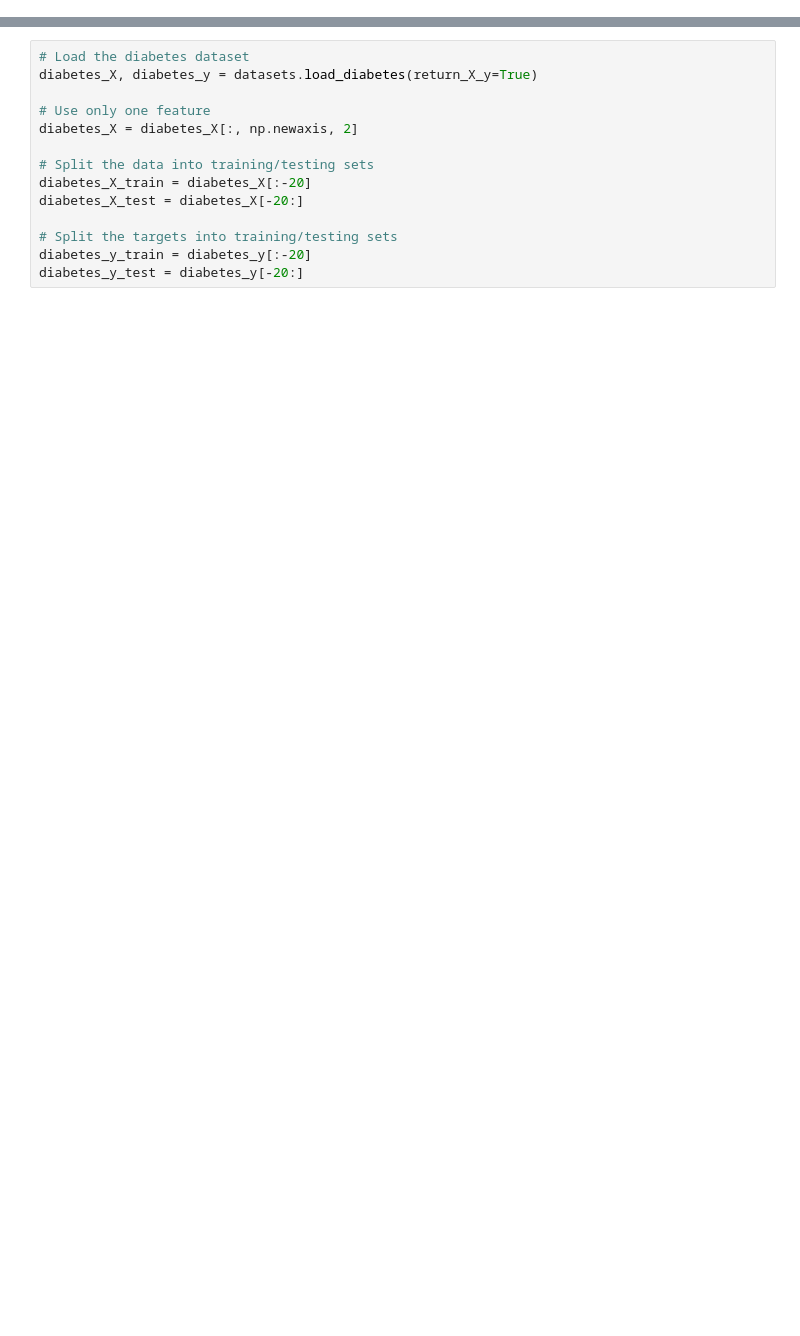
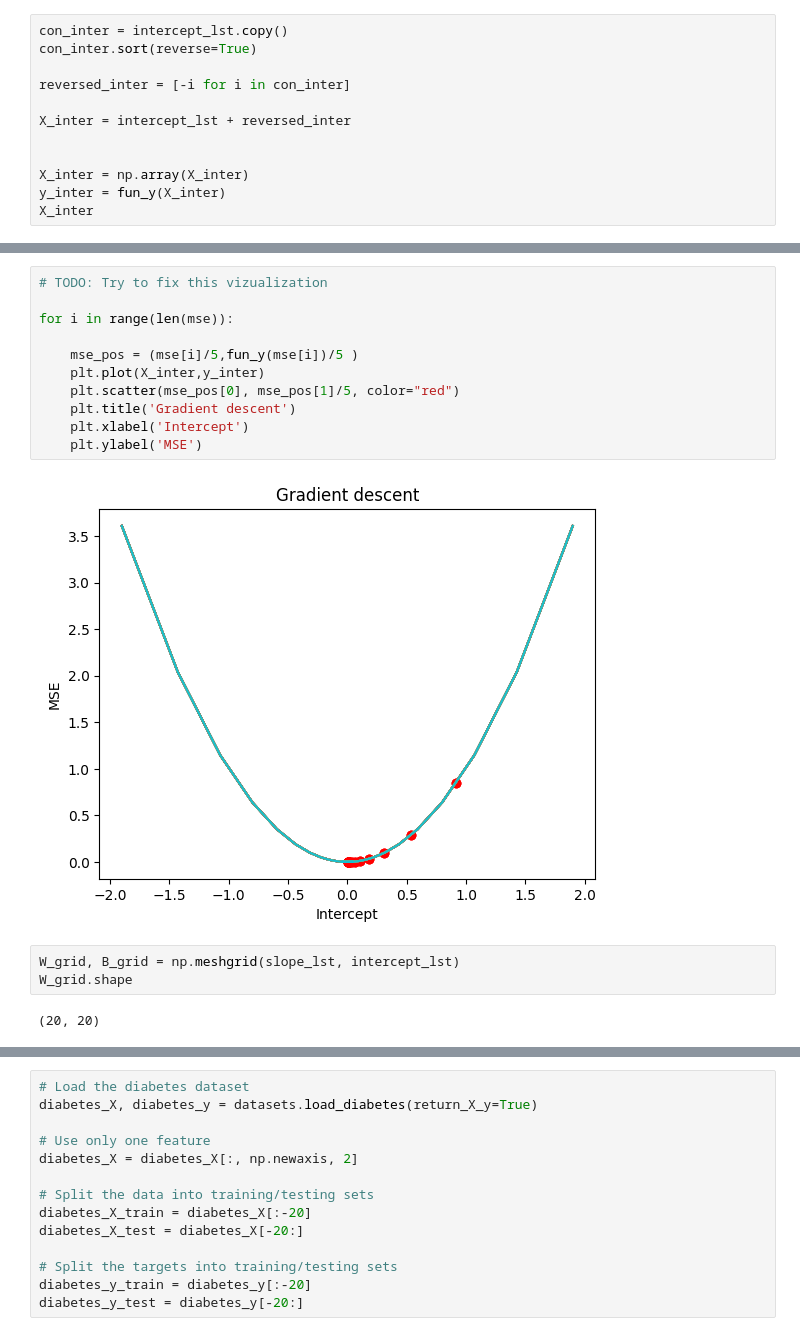
Before and after one commit to Q-Dead/Machine-Learning-Projects, a Jupyter notebook: Gradient Descent-Linear Regresion/Linear-regression-from-scratch.ipynb, the cells around one changed output, grey strips where cells are left out. Drawn from its saved outputs; the diff is of its cells as text; blank space fills up the shorter version.

```diff
--- a/Gradient Descent-Linear Regresion/Linear-regression-from-scratch.ipynb
+++ b/Gradient Descent-Linear Regresion/Linear-regression-from-scratch.ipynb
@@ -197,0 +158,12 @@ def gradient_descent(x, y, y_hat, b):
+# %%
+con_inter = intercept_lst.copy()
+con_inter.sort(reverse=True)
+
+reversed_inter = [-i for i in con_inter]
+
+X_inter = intercept_lst + reversed_inter
+
+
+X_inter = np.array(X_inter)
+y_inter = fun_y(X_inter)
+X_inter
@@ -197,0 +190,18 @@ def gradient_descent(x, y, y_hat, b):
+# %%
+# TODO: Try to fix this vizualization
+
+for i in range(len(mse)):
+
+    mse_pos = (mse[i]/5,fun_y(mse[i])/5 )
+    plt.plot(X_inter,y_inter)
+    plt.scatter(mse_pos[0], mse_pos[1]/5, color="red")
+    plt.title('Gradient descent')
+    plt.xlabel('Intercept')
+    plt.ylabel('MSE')
+# %% [output]
+[figure, added]
+# %%
+W_grid, B_grid = np.meshgrid(slope_lst, intercept_lst)
+W_grid.shape
+# %% [output]
+(20, 20)
```
Also changed, not shown: parts of 22 cells of this notebook.
